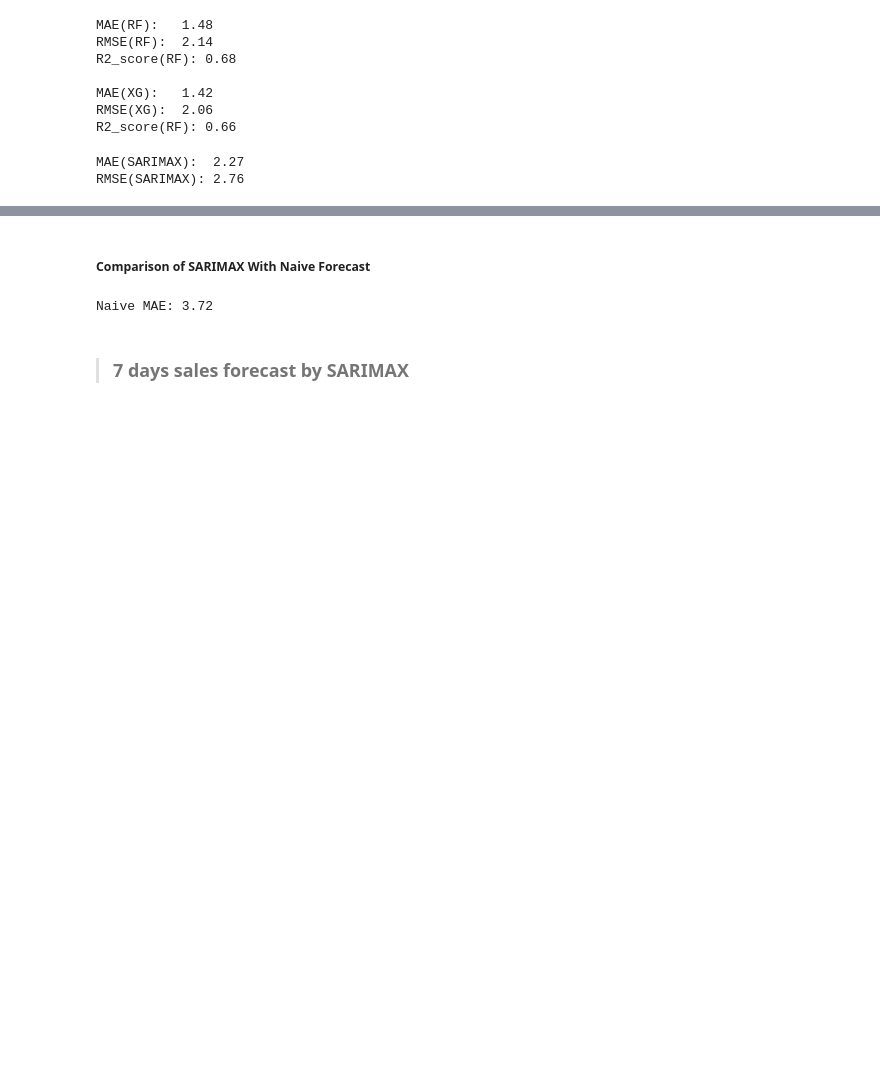
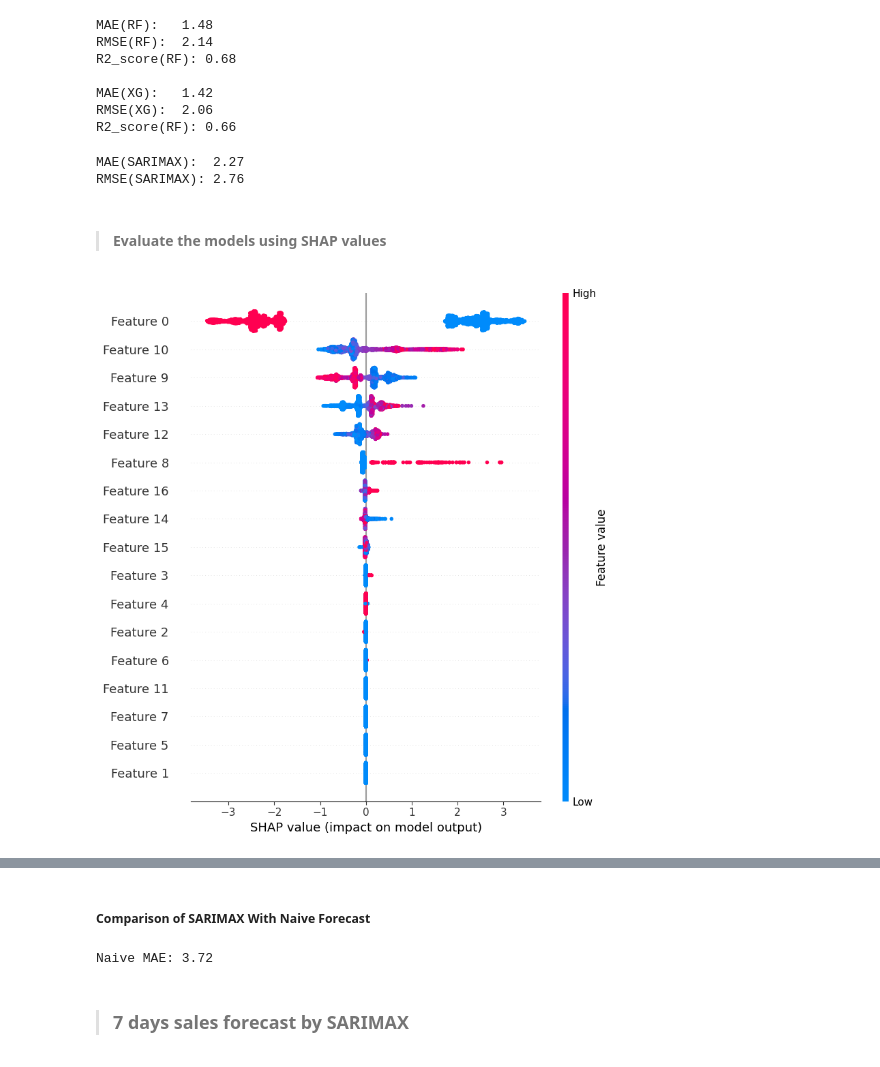
Before and after one commit to Khubaib8281/Time-Series-Forecasting, a Jupyter notebook: time_series_forecasting.ipynb, the cells around one changed output, grey strips where cells are left out. Cells and saved outputs as stored; diff of their text form; code cells hidden in the pictures; blank space fills up the shorter version.

```diff
--- a/time_series_forecasting.ipynb
+++ b/time_series_forecasting.ipynb
@@ -767,3 +768,7 @@ y_pred_rf = rf_model.predict(X_test)
+# %%
+best_rf_pipeline = grid_search_rf.best_estimator_
+best_rf_model = best_rf_pipeline.named_steps['model']
+y_pred_rf = rf_model.predict(X_test)
 # %% [markdown]
 #### XGBoost
 # %%
@@ -793,3 +796,7 @@ y_pred_xg = xg_model.predict(X_test)
+# %%
+best_xg_pipeline = grid_search_xg.best_estimator_
+best_xg_model = best_xg_pipeline.named_steps['model']
+y_pred_xg = xg_model.predict(X_test)
 # %%
 xg_df.to_csv("xg_df.csv", index=False)
 # %%
@@ -957,3 +964,22 @@ print(f'\nMAE(SARIMAX):  {mae_sarimax:.2f}\nRMSE(SARIMAX): {rmse_sarimax:.2f}')
 # %% [output]
 MAE(SARIMAX):  2.27
 RMSE(SARIMAX): 2.76
+# %% [markdown]
+>#### Evaluate the models using SHAP values
+# %%
+X_test = pd.read_csv("X_test.csv")
+
+# Load the trained models
+rf_model = joblib.load("RF_model.pkl")
+# xg_model = joblib.load("XGBR_model.pkl")
+
+X_transformed_rf = best_rf_pipeline.named_steps['preprocessing'].transform(X_features)
+X_transformed_xg = best_xg_pipeline.named_steps['preprocessing'].transform(X_features)
+
+explainer_rf = shap.TreeExplainer(best_rf_model)
+shap_values_rf = explainer_rf.shap_values(X_transformed_rf)
+
+# Plot
+shap.summary_plot(shap_values_rf, X_transformed_rf)
+# %% [output]
+[figure, added]
```
Also changed, not shown: parts of 11 cells of this notebook.
